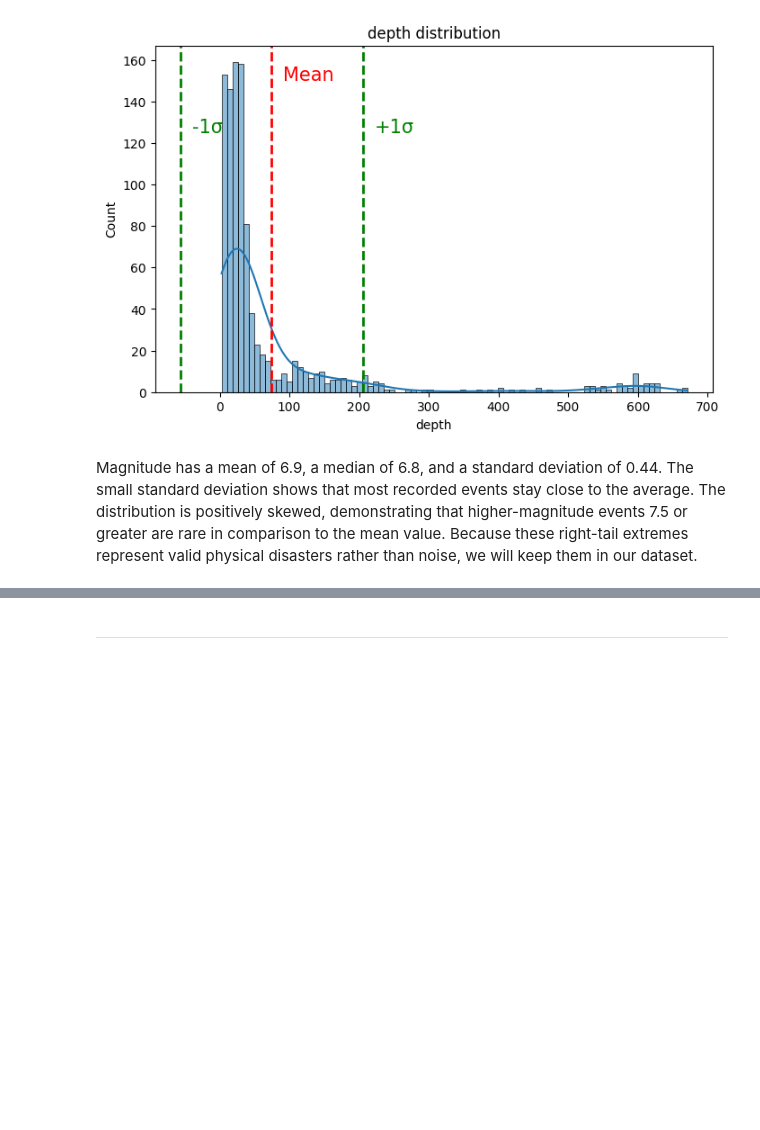
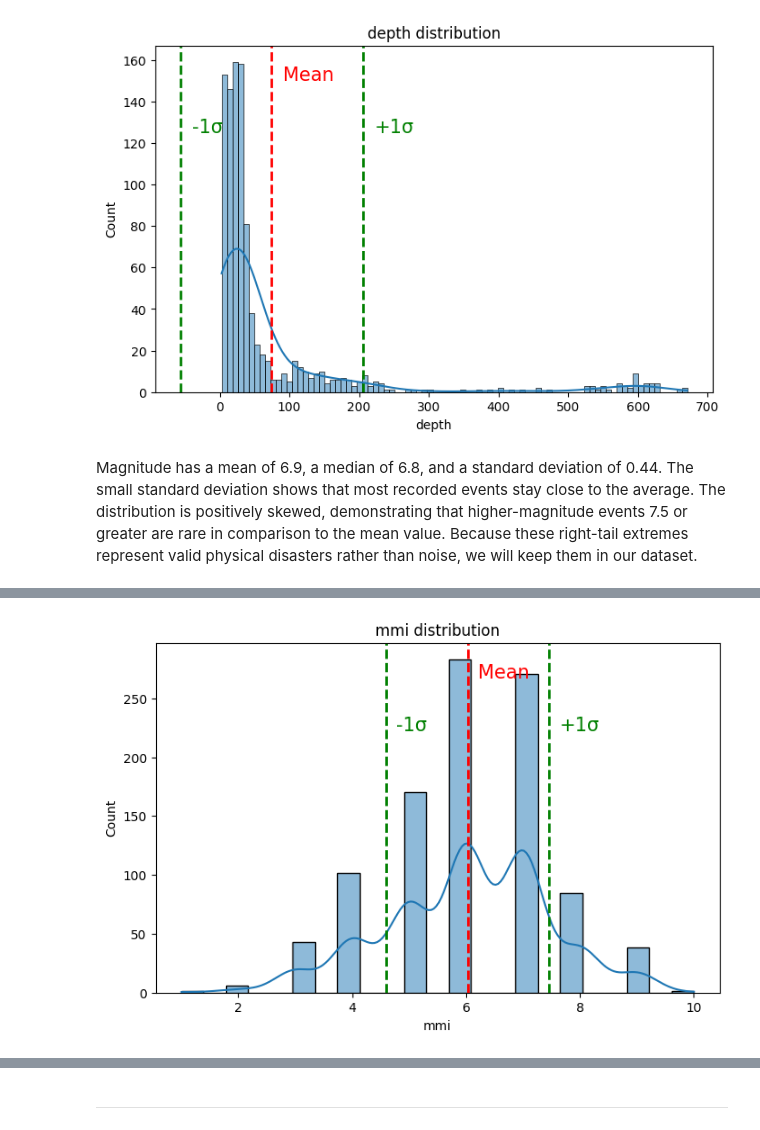
Before and after one commit to 13NateMate37/NHastings_Earthquake_Analysis_CI_Capstone_2, a Jupyter notebook: jupyter_notebooks/2_EDA_HTesting.ipynb, the cells around one changed output, grey strips where cells are left out. Cells and saved outputs as stored; diff of their text form; code cells hidden in the pictures; blank space fills up the shorter version.

```diff
--- a/jupyter_notebooks/2_EDA_HTesting.ipynb
+++ b/jupyter_notebooks/2_EDA_HTesting.ipynb
@@ -163,0 +183,21 @@ Depth has a mean of 74.61 km, a median of 29.00 km, and a standard deviation of
+# %%
+# Visualising distribution
+fig, axes = plt.subplots(figsize=(8,5))
+plt.title("mmi distribution")
+sns.histplot(
+    data=df_clean,
+    x="mmi",
+    kde=True
+  )
+
+plt.axvline(df_clean["mmi"].mean(), color='r', linestyle='dashed', linewidth=2)
+plt.text(x=df_clean["mmi"].mean() + df_clean["mmi"].std()/8 , y=axes.get_ylim()[1] * 0.90, s='Mean', fontsize=15, c='r')
+
+plt.axvline(df_clean["mmi"].mean() + df_clean["mmi"].std(), color='g', linestyle='dashed', linewidth=2)
+plt.text(x=df_clean["mmi"].mean() + df_clean["mmi"].std() + df_clean["mmi"].std()/8 , y=axes.get_ylim()[1] * 0.75, s='+1σ', fontsize=15, c='g')
+
+plt.axvline(df_clean["mmi"].mean() - df_clean["mmi"].std(), color='g', linestyle='dashed', linewidth=2)
+plt.text(x=df_clean["mmi"].mean() - df_clean["mmi"].std() + df_clean["mmi"].std()/8 , y=axes.get_ylim()[1] * 0.75, s='-1σ', fontsize=15, c='g')
+plt.show()
+# %% [output]
+[figure, added]
```
Also changed, not shown: parts of 27 cells of this notebook, 1 other file.
